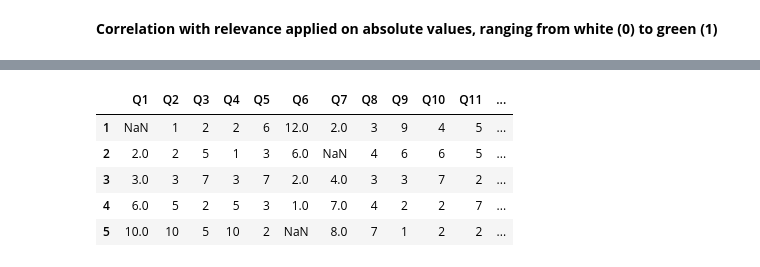
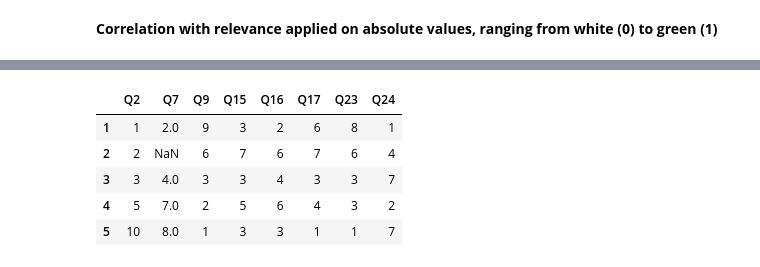
Before and after one commit to TorAP/AudioPydub, a Jupyter notebook: Other/KaraokeEXP/preliminaryTest.ipynb, the cells around one changed output, grey strips where cells are left out. Drawn from its saved outputs; the diff is of its cells as text; code cells hidden in the pictures.

```diff
--- a/Other/KaraokeEXP/preliminaryTest.ipynb
+++ b/Other/KaraokeEXP/preliminaryTest.ipynb
@@ -159,11 +196,11 @@ data.describe()
 #Monotonic varibles: follows the same patterns. As one variable increases so does the other and vice versa. Non-monotonic would be not correlation between increasing or decreasing in the two variables.
 # %%
-data.apply(pd.Series.value_counts)
+catA.apply(pd.Series.value_counts)
 #Amount of each category
 # %% [output]
-|  | Q1 | Q2 | Q3 | Q4 | Q5 | Q6 | Q7 | Q8 | Q9 | Q10 | Q11 | ... |
-| 1 | NaN | 1 | 2 | 2 | 6 | 12.0 | 2.0 | 3 | 9 | 4 | 5 | ... |
-| 2 | 2.0 | 2 | 5 | 1 | 3 | 6.0 | NaN | 4 | 6 | 6 | 5 | ... |
-| 3 | 3.0 | 3 | 7 | 3 | 7 | 2.0 | 4.0 | 3 | 3 | 7 | 2 | ... |
-| 4 | 6.0 | 5 | 2 | 5 | 3 | 1.0 | 7.0 | 4 | 2 | 2 | 7 | ... |
-| 5 | 10.0 | 10 | 5 | 10 | 2 | NaN | 8.0 | 7 | 1 | 2 | 2 | ... |
+|  | Q2 | Q7 | Q9 | Q15 | Q16 | Q17 | Q23 | Q24 |
+| 1 | 1 | 2.0 | 9 | 3 | 2 | 6 | 8 | 1 |
+| 2 | 2 | NaN | 6 | 7 | 6 | 7 | 6 | 4 |
+| 3 | 3 | 4.0 | 3 | 3 | 4 | 3 | 3 | 7 |
+| 4 | 5 | 7.0 | 2 | 5 | 6 | 4 | 3 | 2 |
+| 5 | 10 | 8.0 | 1 | 3 | 3 | 1 | 1 | 7 |
```
Also changed, not shown: parts of 20 cells of this notebook, 2 other files.
